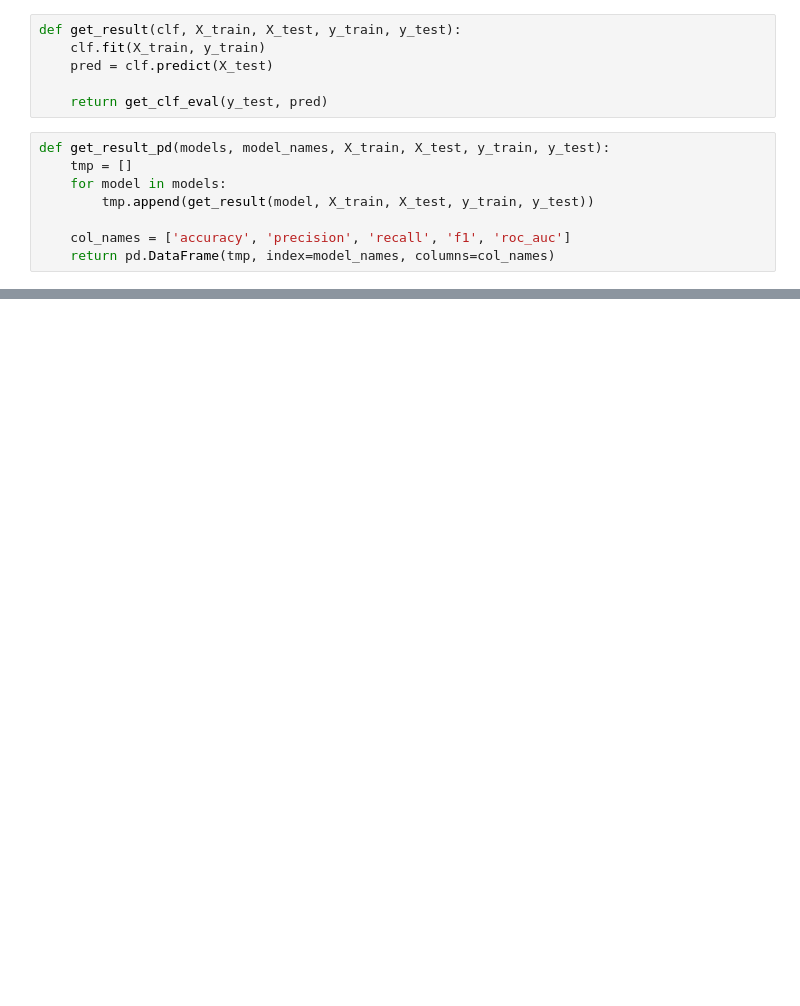
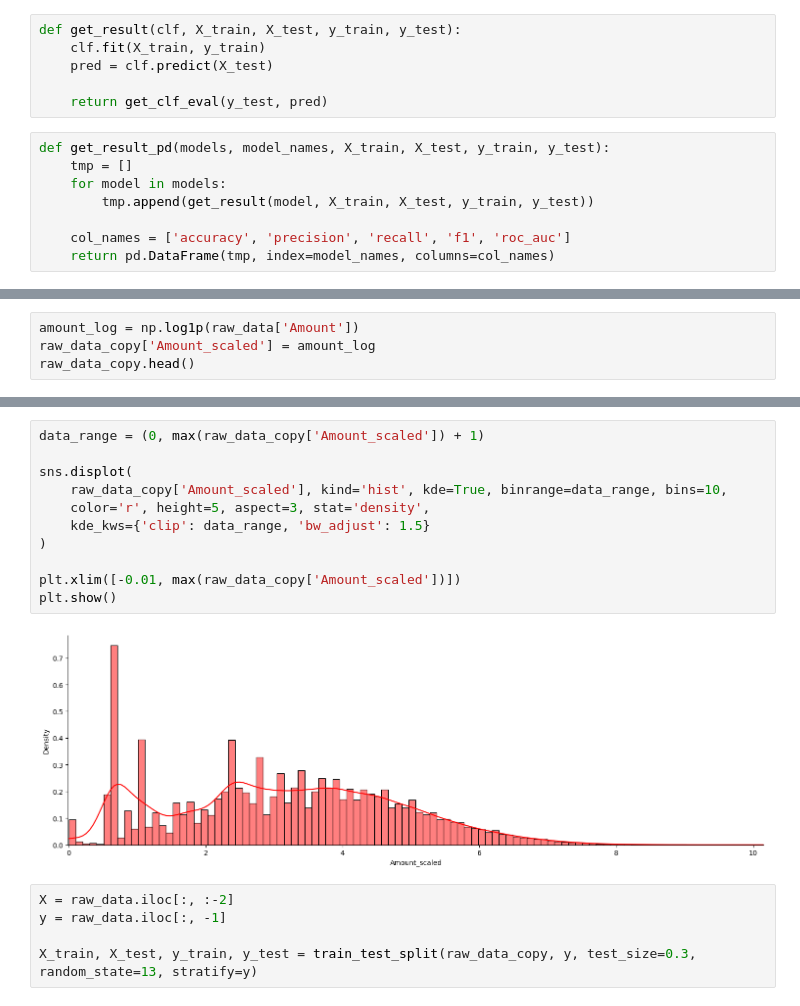
Before and after one commit to buzziru/ZB_ML, a Jupyter notebook: 21. creadit card fraud detection.ipynb, the cells around one changed output, grey strips where cells are left out. Saved outputs shown, nothing was run; the diff lists cells and outputs as text; blank space fills up the shorter version.

```diff
--- a/21. creadit card fraud detection.ipynb
+++ b/21. creadit card fraud detection.ipynb
@@ -220,0 +316,4 @@ Runtime of this job was 179.07990527153015 seconds
+# %%
+amount_log = np.log1p(raw_data['Amount'])
+raw_data_copy['Amount_scaled'] = amount_log
+raw_data_copy.head()
@@ -220,0 +328,18 @@ Runtime of this job was 179.07990527153015 seconds
+# %%
+data_range = (0, max(raw_data_copy['Amount_scaled']) + 1)
+
+sns.displot(
+    raw_data_copy['Amount_scaled'], kind='hist', kde=True, binrange=data_range, bins=10,
+    color='r', height=5, aspect=3, stat='density',
+    kde_kws={'clip': data_range, 'bw_adjust': 1.5}
+)
+
+plt.xlim([-0.01, max(raw_data_copy['Amount_scaled'])])
+plt.show()
+# %% [output]
+[figure, added]
+# %%
+X = raw_data.iloc[:, :-2]
+y = raw_data.iloc[:, -1]
+
+X_train, X_test, y_train, y_test = train_test_split(raw_data_copy, y, test_size=0.3, random_state=13, stratify=y)
```
Also changed, not shown: parts of 31 cells of this notebook, 1 other file.
